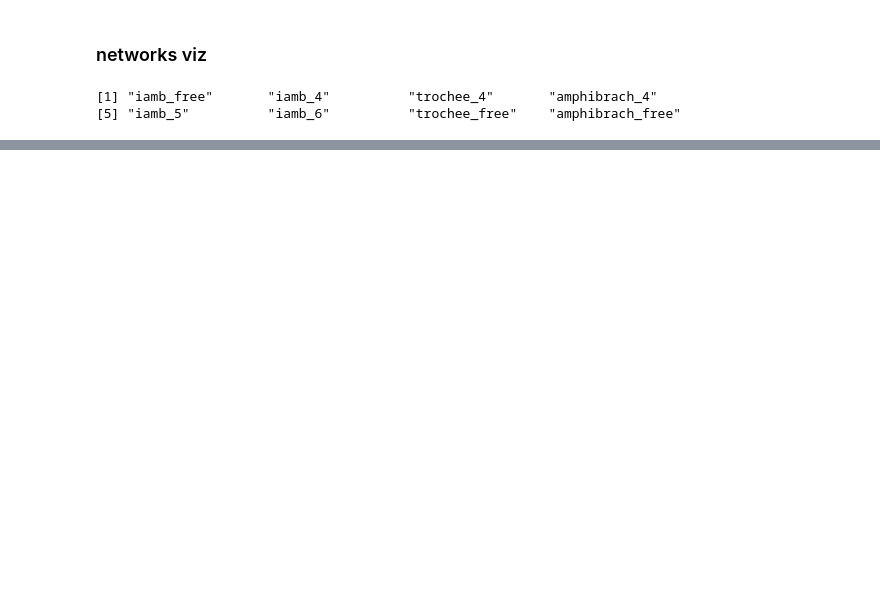
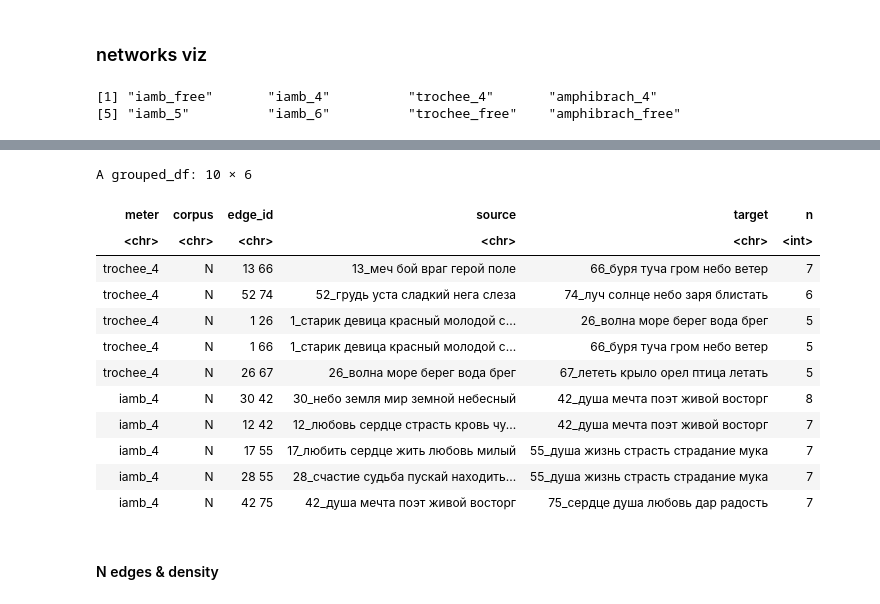
Before and after one commit to tonyamart/iamb_networks, a Jupyter notebook: scr/03_02_Networks_periodicals.ipynb, the cells around one changed output, grey strips where cells are left out. Saved outputs shown, nothing was run; the diff lists cells and outputs as text; code cells hidden in the pictures; blank space fills up the shorter version.

```diff
--- a/scr/03_02_Networks_periodicals.ipynb
+++ b/scr/03_02_Networks_periodicals.ipynb
@@ -573,0 +652,24 @@ plotlist[[1]]
+# %%
+links_1830 %>%
+    filter(corpus == "N" & meter %in% c("trochee_4", "iamb_4")) %>%
+    group_by(meter) %>%
+    top_n(5, n) %>%
+    arrange(desc(n)) %>%
+    arrange(desc(meter)) %>%
+    arrange(desc(corpus))
+# %% [output]
+A grouped_df: 10 × 6
+| meter | corpus | edge_id | source | target | n |
+| <chr> | <chr> | <chr> | <chr> | <chr> | <int> |
+| trochee_4 | N | 13 66 | 13_меч бой враг герой поле | 66_буря туча гром небо ветер | 7 |
+| trochee_4 | N | 52 74 | 52_грудь уста сладкий нега слеза | 74_луч солнце небо заря блистать | 6 |
+| trochee_4 | N | 1 26 | 1_старик девица красный молодой с... | 26_волна море берег вода брег | 5 |
+| trochee_4 | N | 1 66 | 1_старик девица красный молодой с... | 66_буря туча гром небо ветер | 5 |
+| trochee_4 | N | 26 67 | 26_волна море берег вода брег | 67_лететь крыло орел птица летать | 5 |
+| iamb_4 | N | 30 42 | 30_небо земля мир земной небесный | 42_душа мечта поэт живой восторг | 8 |
+| iamb_4 | N | 12 42 | 12_любовь сердце страсть кровь чу... | 42_душа мечта поэт живой восторг | 7 |
+| iamb_4 | N | 17 55 | 17_любить сердце жить любовь милый | 55_душа жизнь страсть страдание мука | 7 |
+| iamb_4 | N | 28 55 | 28_счастие судьба пускай находить... | 55_душа жизнь страсть страдание мука | 7 |
+| iamb_4 | N | 42 75 | 42_душа мечта поэт живой восторг | 75_сердце душа любовь дар радость | 7 |
+# %% [markdown]
+#### N edges & density
```
Also changed, not shown: parts of 26 cells of this notebook, 19 other files.
